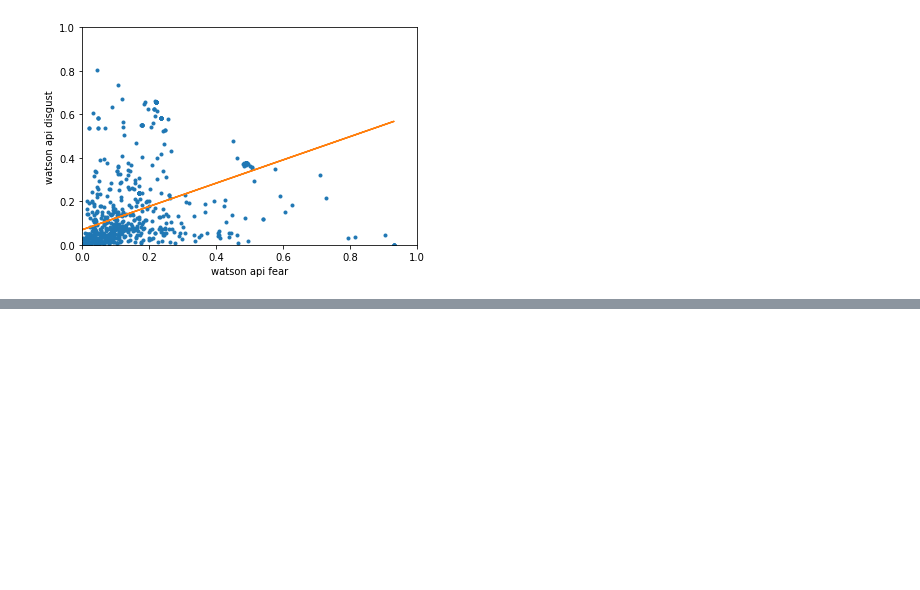
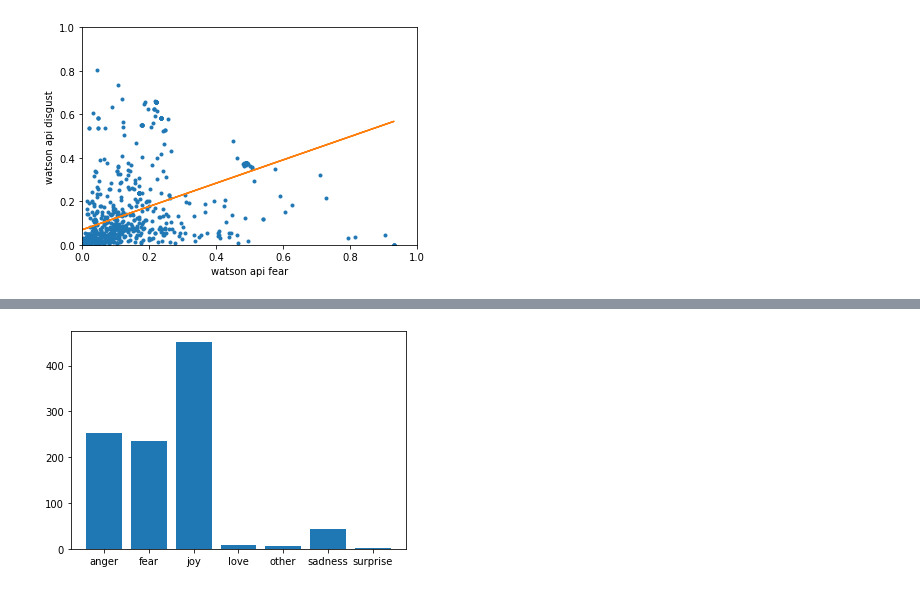
Before and after one commit to cdolfi/epik_open, a Jupyter notebook: notebooks/compare_models.ipynb, the cells around one changed output, grey strips where cells are left out. Saved outputs shown, nothing was run; the diff lists cells and outputs as text; code cells hidden in the pictures; blank space fills up the shorter version.

Commit message:
t5 emotion model analysis

```diff
--- a/notebooks/compare_models.ipynb
+++ b/notebooks/compare_models.ipynb
@@ -39,3 +39,6 @@ softmax_df.head()
 | 2 | 0.281349 | 0.034420 | 0.636924 | 0.047307 |
 | 3 | 0.316772 | 0.048752 | 0.378824 | 0.255652 |
 | 4 | 0.434556 | 0.025291 | 0.087559 | 0.452595 |
+# %%
+t5_emotion = pd.read_csv('../data/t5_emotion_volunteer_1000.csv', index_col=0)
+t5_emotion.head()
@@ -127,0 +128,4 @@ Length: 1000, dtype: float64
+# %%
+plot_hist(t5_emotion)
+# %% [output]
+[figure, added]
```
Also changed, not shown: parts of 15 cells of this notebook.
